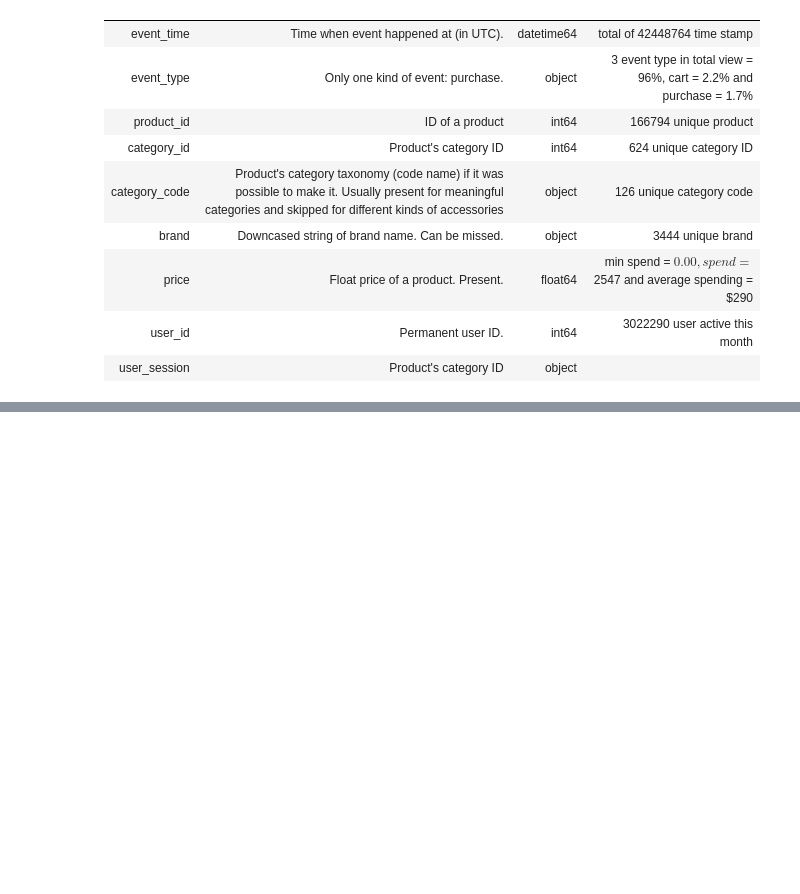
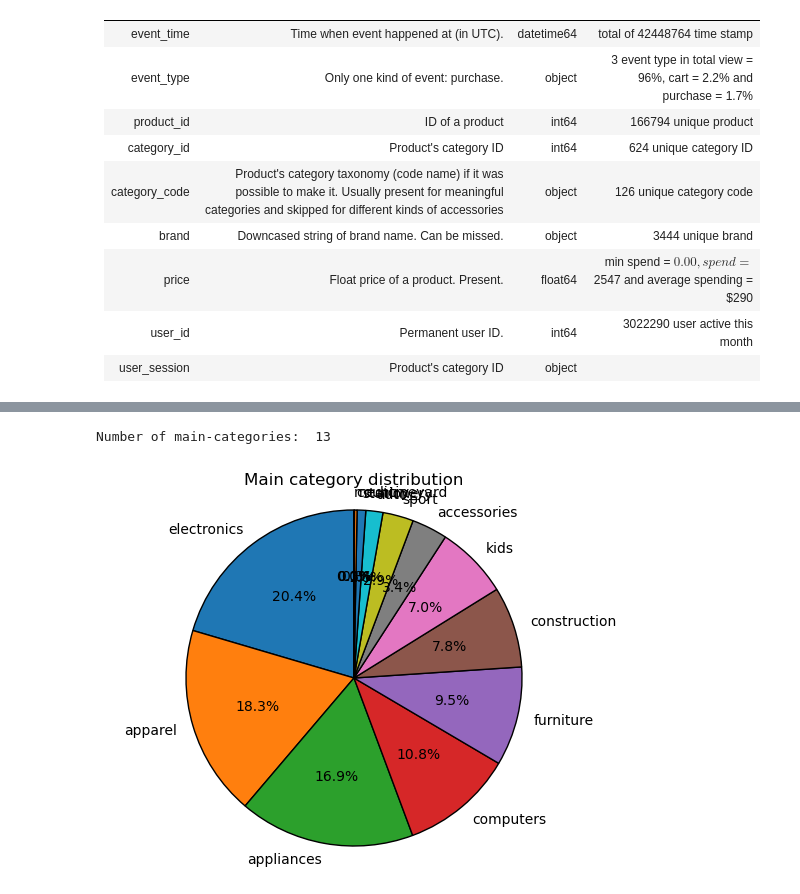
Before and after one commit to Esorte/ICCS361Project1, a Jupyter notebook: EDA/EDA.ipynb, the cells around one changed output, grey strips where cells are left out. Saved outputs shown, nothing was run; the diff lists cells and outputs as text; code cells hidden in the pictures; blank space fills up the shorter version.

Commit message:
splitting categories

```diff
--- a/EDA/EDA.ipynb
+++ b/EDA/EDA.ipynb
@@ -152,3 +152,6 @@ Summary of DATA:
 | price     | Float price of a product. Present.                                                                                                                               | float64    |  min spend = $0.00, spend = $2547 and average spending = $290   |
 | user_id| Permanent user ID.                                                                                                                                                  | int64    | 3022290 user active this month   |
 | user_session | Product's category ID                                                                                                                                         | object    |    |
+# %%
+df[['main_category', 'sub_category']] = df['category_code'].str.split('.', n=1, expand=True)
+print('Split successfully')
@@ -154,0 +176,3 @@ Summary of DATA:
+# %%
+new_df = df[['event_time', 'event_type', 'product_id', 'category_id', 'main_category', 'sub_category', 'brand', 'price', 'user_id', 'user_session']]
+new_df
@@ -154,0 +193,4 @@ Summary of DATA:
+# %%
+mainCat_values = new_df.groupby('main_category')['product_id'].nunique().sort_values(ascending=False)
+mainCat_names = mainCat_values.index
+mainCat_values
@@ -154,0 +213,10 @@ Summary of DATA:
+# %%
+print('Number of main-categories: ', len(mainCat_names))
+fig, ax = plt.subplots()
+ax.pie(mainCat_values, labels=mainCat_names, autopct='%1.1f%%', startangle=90, wedgeprops={'edgecolor': 'black'})
+ax.axis('equal')  # Equal aspect ratio ensures that pie is drawn as a circle.
+plt.title("Main category distribution", x=0.50)
+plt.show()
+# %% [output]
+Number of main-categories:  13
+[figure, added]
```
Also changed, not shown: parts of 5 cells of this notebook.
